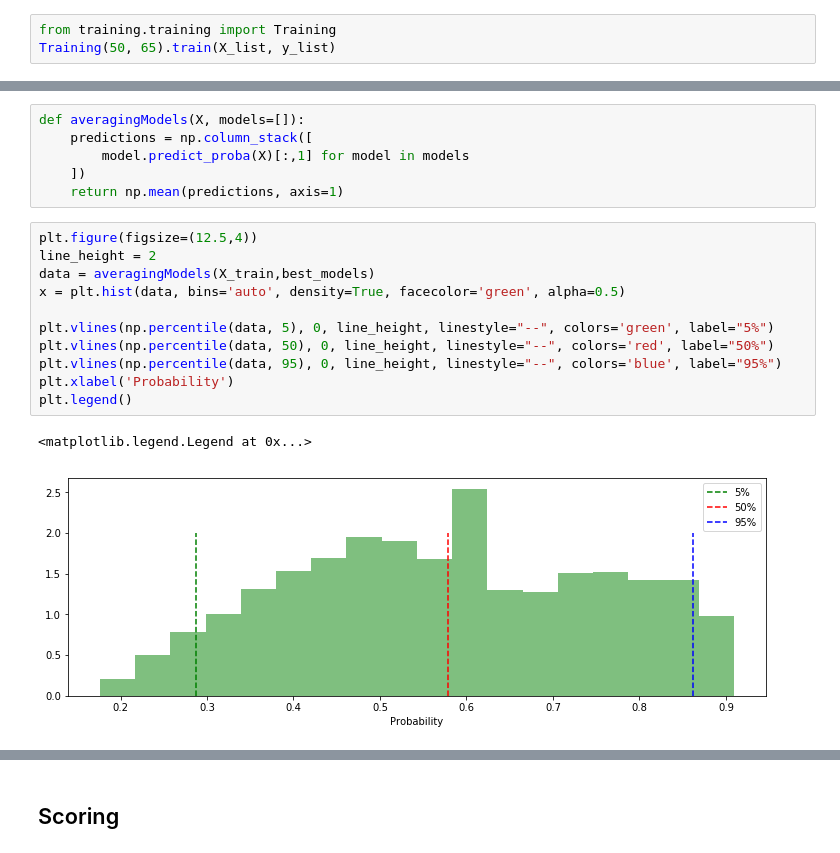
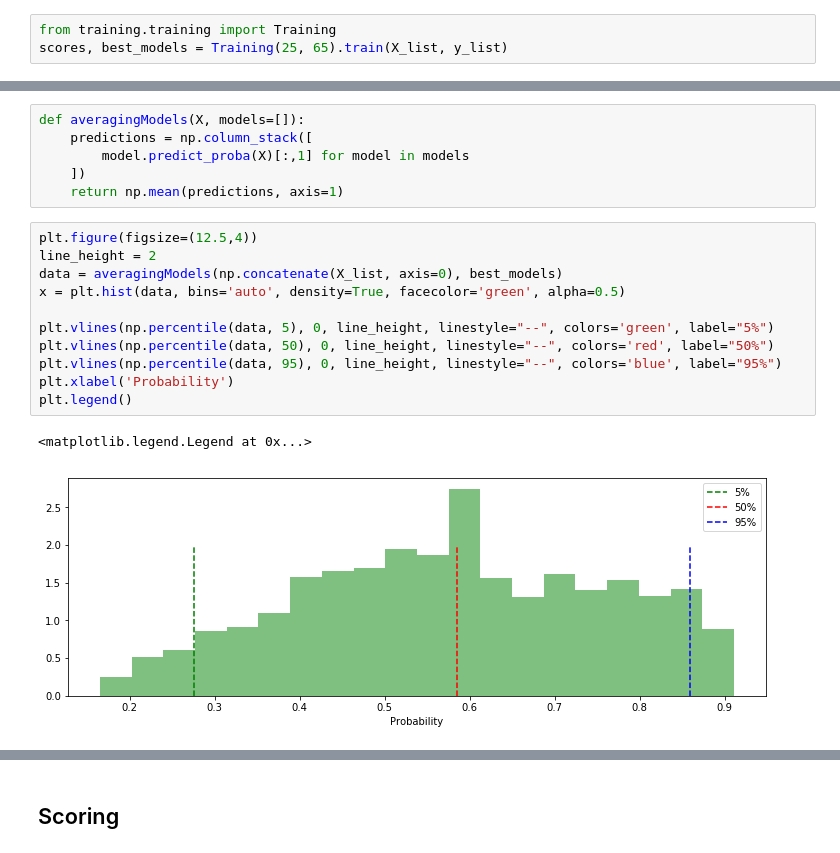
Before and after one commit to toddniven/AFL-Monash-comp, a Jupyter notebook: AFL historical model.ipynb, the cells around one changed output, grey strips where cells are left out. Drawn from its saved outputs; the diff is of its cells as text.

```diff
--- a/AFL historical model.ipynb
+++ b/AFL historical model.ipynb
@@ -95,4 +133,4 @@ pd.DataFrame(Features().div_cols(X_list[0]), columns=training_cols).head()
 # %%
 from training.training import Training
-Training(50, 65).train(X_list, y_list)
+scores, best_models = Training(25, 65).train(X_list, y_list)
 # %% [output]
@@ -145,17 +187,17 @@ def averagingModels(X, models=[]):
 # %%
 plt.figure(figsize=(12.5,4))
 line_height = 2
-data = averagingModels(X_train,best_models)
+data = averagingModels(np.concatenate(X_list, axis=0), best_models)
 x = plt.hist(data, bins='auto', density=True, facecolor='green', alpha=0.5)
 
 plt.vlines(np.percentile(data, 5), 0, line_height, linestyle="--", colors='green', label="5%")
 plt.vlines(np.percentile(data, 50), 0, line_height, linestyle="--", colors='red', label="50%")
 plt.vlines(np.percentile(data, 95), 0, line_height, linestyle="--", colors='blue', label="95%")
 plt.xlabel('Probability')
 plt.legend()
 # %% [output]
 <matplotlib.legend.Legend at 0x...>
-[figure, old version]
+[figure, new version]
 # %%
 rows = []
 for model in best_models:
```
Also changed, not shown: parts of 13 cells of this notebook, 4 other files.
